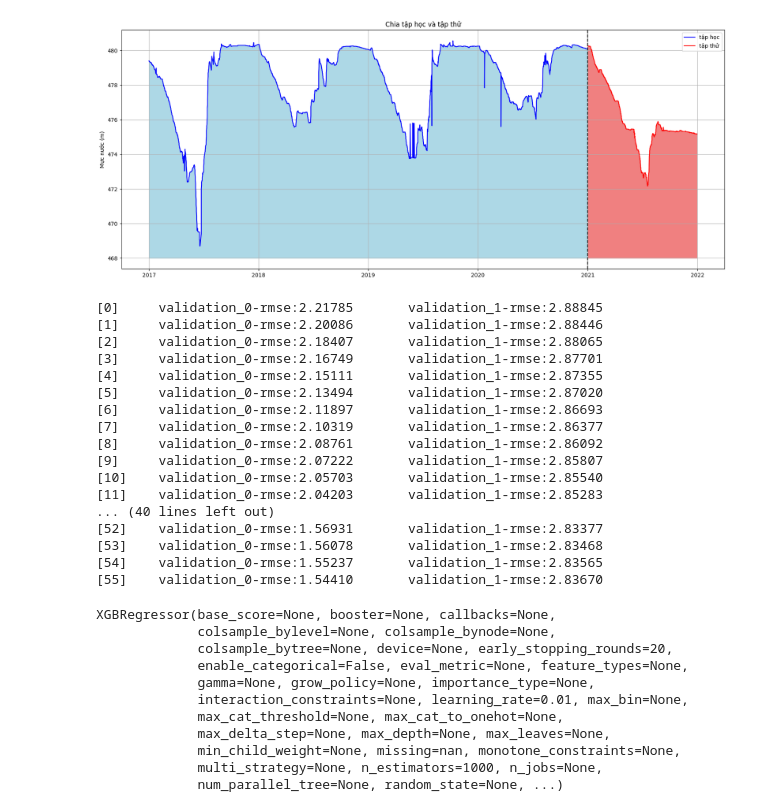
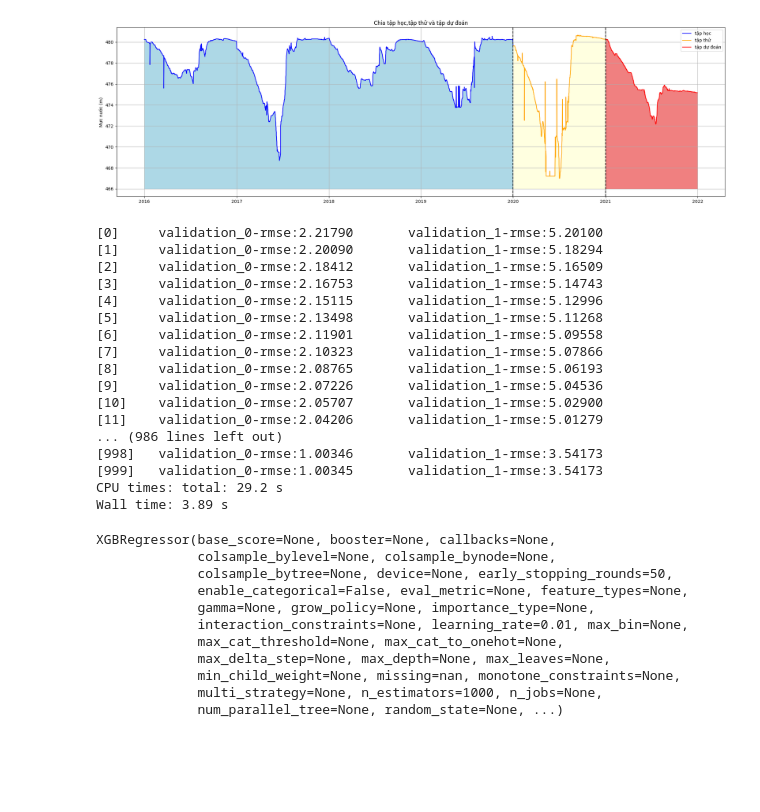
Before and after one commit to Hantuna8459/WaterLevelPrediction_SelectingModel, a Jupyter notebook: XgbRegression.ipynb, the cells around one changed output. Drawn from its saved outputs; the diff is of its cells as text; code cells hidden in the pictures; blank space fills up the shorter version.

Commit message:
train,validation,prediction split and more data

```diff
--- a/XgbRegression.ipynb
+++ b/XgbRegression.ipynb
@@ -13,31 +13,32 @@ df = pd.read_pickle(dataroot+'finaldata.pkl')
 # %%
 # Train and test split
 
-# train = df.loc[df.index < 2476]
-# test = df.loc[df.index >= 2476]
+train = df.iloc[:2915]
+val = df.iloc[2915:3648]
+pred = df.iloc[3648:]
 
-train = df.iloc[:2915]
-test = df.iloc[2915:]
+plt.figure(figsize=(25, 7))
 
-plt.figure(figsize=(20, 8))
-
-plt.title('Chia tập học và tập thử')
+plt.title('Chia tập học,tập thử và tập dự đoán')
 
 plt.plot(train['date'], train['water_level'], label='tập học', color='blue')
-plt.plot(test['date'], test['water_level'], label='tập thử', color='red')
+plt.plot(val['date'], val['water_level'], label='tập thử', color='orange')
+plt.plot(pred['date'], pred['water_level'], label='tập dự đoán', color='red')
 
-plt.fill_between(train['date'], 468, train['water_level'], color='lightblue')
-plt.fill_between(test['date'], 468, test['water_level'], color='lightcoral')
+plt.fill_between(train['date'], 466, train['water_level'], color='lightblue')
+plt.fill_between(val['date'], 466, val['water_level'], color='lightyellow')
+plt.fill_between(pred['date'], 466, pred['water_level'], color='lightcoral')
 
 plt.ylabel('Mực nước (m)')
 
 plt.axvline(train['date'].iloc[-1], color='black', linestyle='--')
+plt.axvline(val['date'].iloc[-1], color='black', linestyle='--')
 
 plt.grid()
 plt.legend()
 plt.show()
 # %% [output]
-[figure, old version]
+[figure, new version]
 # %%
 feature = ['month','hour','precipitation','sluice_status']
 target = 'water_level'
@@ -50,33 +54,34 @@ y_test = test[target]
 # %%
+%%time
 xgb_reg = xgb.XGBRegressor(n_estimators=1000,
                            learning_rate=0.01,
-                           early_stopping_rounds=20,
+                           early_stopping_rounds=50,
                           )
 
 xgb_reg.fit(X_train, y_train,
-        eval_set=[(X_train, y_train),(X_test, y_test)],
+        eval_set=[(X_train, y_train),(X_val, y_val)],
         verbose=True)
 # %% [output]
-[0]     validation_0-rmse:2.21785       validation_1-rmse:2.88845
-[1]     validation_0-rmse:2.20086       validation_1-rmse:2.88446
-[2]     validation_0-rmse:2.18407       validation_1-rmse:2.88065
-[3]     validation_0-rmse:2.16749       validation_1-rmse:2.87701
-[4]     validation_0-rmse:2.15111       validation_1-rmse:2.87355
-[5]     validation_0-rmse:2.13494       validation_1-rmse:2.87020
-[6]     validation_0-rmse:2.11897       validation_1-rmse:2.86693
-[7]     validation_0-rmse:2.10319       validation_1-rmse:2.86377
-[8]     validation_0-rmse:2.08761       validation_1-rmse:2.86092
-[9]     validation_0-rmse:2.07222       validation_1-rmse:2.85807
-[10]    validation_0-rmse:2.05703       validation_1-rmse:2.85540
-[11]    validation_0-rmse:2.04203       validation_1-rmse:2.85283
-... (40 lines left out)
-[52]    validation_0-rmse:1.56931       validation_1-rmse:2.83377
-[53]    validation_0-rmse:1.56078       validation_1-rmse:2.83468
-[54]    validation_0-rmse:1.55237       validation_1-rmse:2.83565
-[55]    validation_0-rmse:1.54410       validation_1-rmse:2.83670
+[0]     validation_0-rmse:2.21790       validation_1-rmse:5.20100
+[1]     validation_0-rmse:2.20090       validation_1-rmse:5.18294
+[2]     validation_0-rmse:2.18412       validation_1-rmse:5.16509
+[3]     validation_0-rmse:2.16753       validation_1-rmse:5.14743
+[4]     validation_0-rmse:2.15115       validation_1-rmse:5.12996
+[5]     validation_0-rmse:2.13498       validation_1-rmse:5.11268
+[6]     validation_0-rmse:2.11901       validation_1-rmse:5.09558
+[7]     validation_0-rmse:2.10323       validation_1-rmse:5.07866
+[8]     validation_0-rmse:2.08765       validation_1-rmse:5.06193
+[9]     validation_0-rmse:2.07226       validation_1-rmse:5.04536
+[10]    validation_0-rmse:2.05707       validation_1-rmse:5.02900
+[11]    validation_0-rmse:2.04206       validation_1-rmse:5.01279
+... (986 lines left out)
+[998]   validation_0-rmse:1.00346       validation_1-rmse:3.54173
+[999]   validation_0-rmse:1.00345       validation_1-rmse:3.54173
+CPU times: total: 29.2 s
+Wall time: 3.89 s
 XGBRegressor(base_score=None, booster=None, callbacks=None,
              colsample_bylevel=None, colsample_bynode=None,
-             colsample_bytree=None, device=None, early_stopping_rounds=20,
+             colsample_bytree=None, device=None, early_stopping_rounds=50,
              enable_categorical=False, eval_metric=None, feature_types=None,
              gamma=None, grow_policy=None, importance_type=None,
              interaction_constraints=None, learning_rate=0.01, max_bin=None,
```
Also changed, not shown: parts of 7 cells of this notebook, 4 other files.
